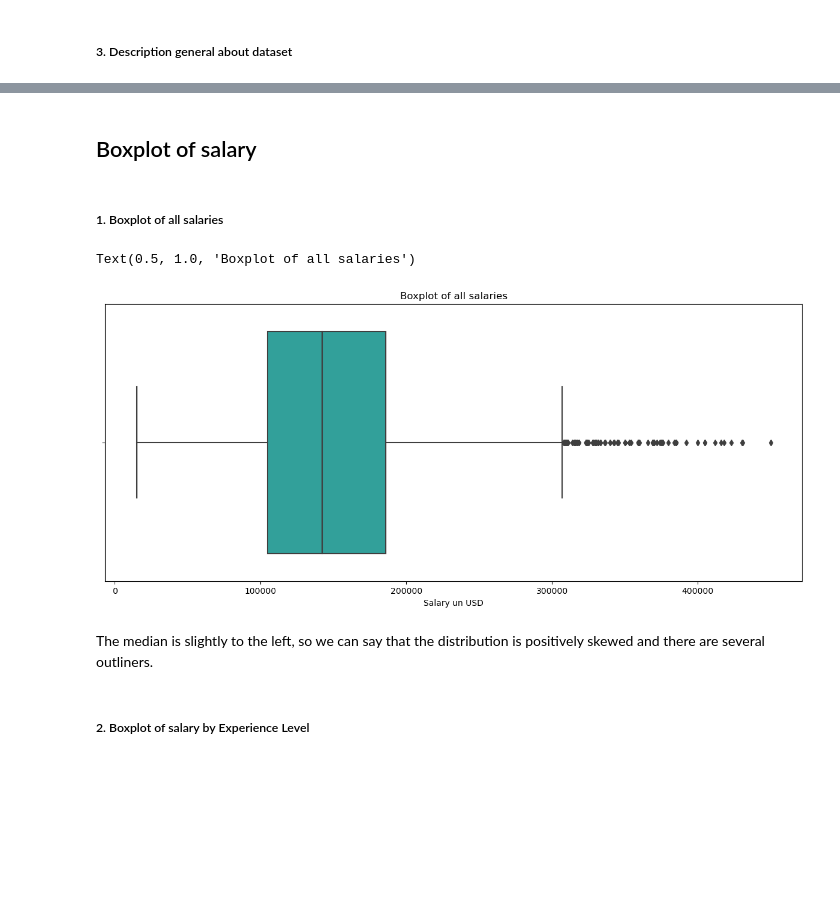
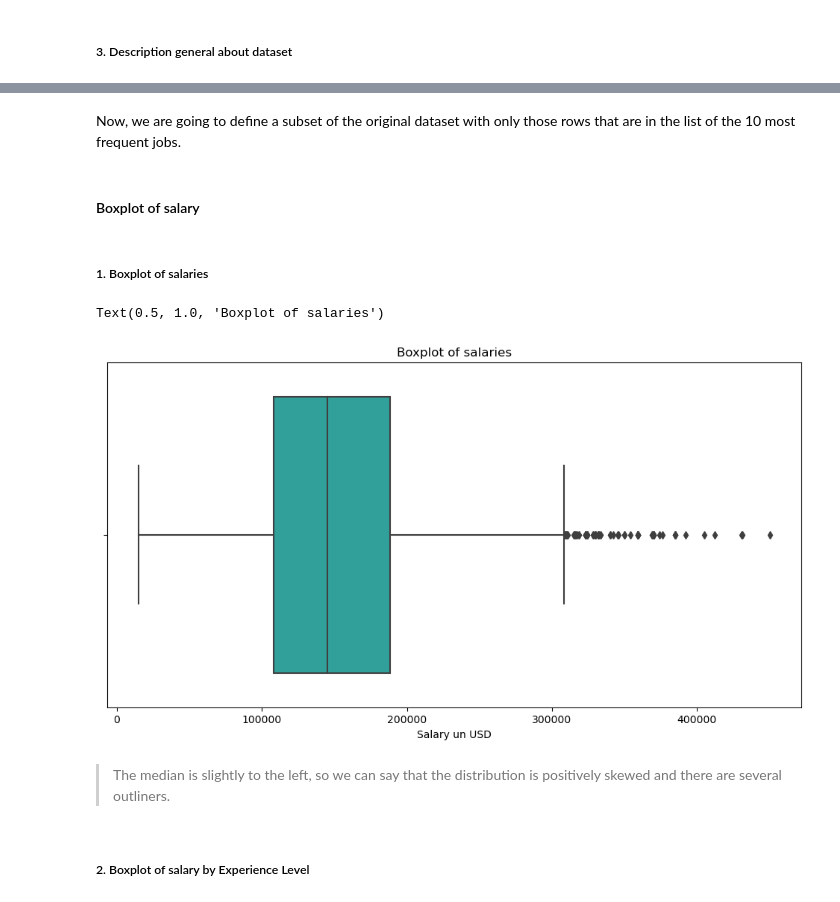
Before and after one commit to MayraVillarrubia/data-analysis, a Jupyter notebook: global_salaries_in_data/analysis_global_salaries.ipynb, the cells around one changed output, grey strips where cells are left out. Saved outputs shown, nothing was run; the diff lists cells and outputs as text; code cells hidden in the pictures; blank space fills up the shorter version.

Commit message:
10 most frequent jobs and boxplot and barplot

```diff
--- a/global_salaries_in_data/analysis_global_salaries.ipynb
+++ b/global_salaries_in_data/analysis_global_salaries.ipynb
@@ -78,0 +106,6 @@ max    2023.000000  3.040000e+07  450000.000000    100.000000
+# %%
+most_frequency_jobs = data_salaries['job_title'].value_counts().head(10)
+plt.figure(figsize=(12,6))
+plt.title('The 10 most frequency jobs')
+plt.xlabel('Frequency')
+sns.barplot(x=most_frequency_jobs.values, y=most_frequency_jobs.index)
@@ -79,17 +132,24 @@ max    2023.000000  3.040000e+07  450000.000000    100.000000
+# %% [markdown]
+Now, we are going to define a subset of the original dataset with only those rows that are in the list of the 10 most frequent jobs.
+# %%
+subset_data_salaries = data_salaries[data_salaries['job_title'].isin(list(most_frequency_jobs.index))]
+subset_data_salaries.head()
 # %% [markdown]
-## Boxplot of salary
+#### Boxplot of salary
 # %% [markdown]
-##### 1. Boxplot of all salaries
+##### 1. Boxplot of salaries
 # %%
-plt.figure(figsize=(15,6))
-sns.boxplot(x=data_salaries['salary_in_usd'], data=data_salaries, color='#20B2AA')
+plt.figure(figsize=(12,6))
+sns.boxplot(x=subset_data_salaries['salary_in_usd'], data=subset_data_salaries, color='#20B2AA')
 plt.xlabel('Salary un USD')
-plt.title('Boxplot of all salaries')
+plt.title('Boxplot of salaries')
 # %% [output]
-Text(0.5, 1.0, 'Boxplot of all salaries')
+Text(0.5, 1.0, 'Boxplot of salaries')
-[figure, old version]
+[figure, new version]
 # %% [markdown]
-The median is slightly to the left, so we can say that the distribution is positively skewed and there are several outliners.
+
+>  The median is slightly to the left, so we can say that the distribution is positively skewed and there are several outliners.
+>
 # %% [markdown]
 ##### 2. Boxplot of salary by Experience Level
 # %%
```
Also changed, not shown: parts of 16 cells of this notebook.
